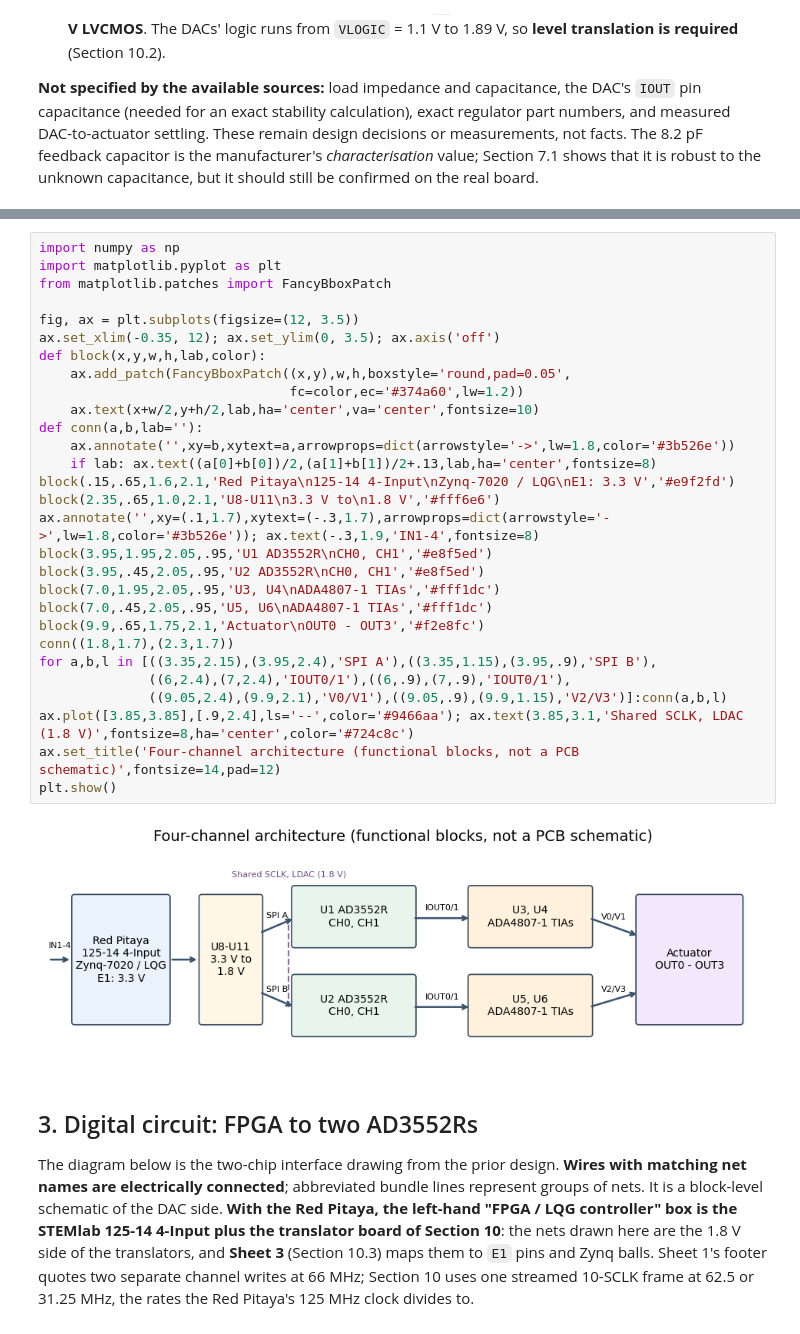
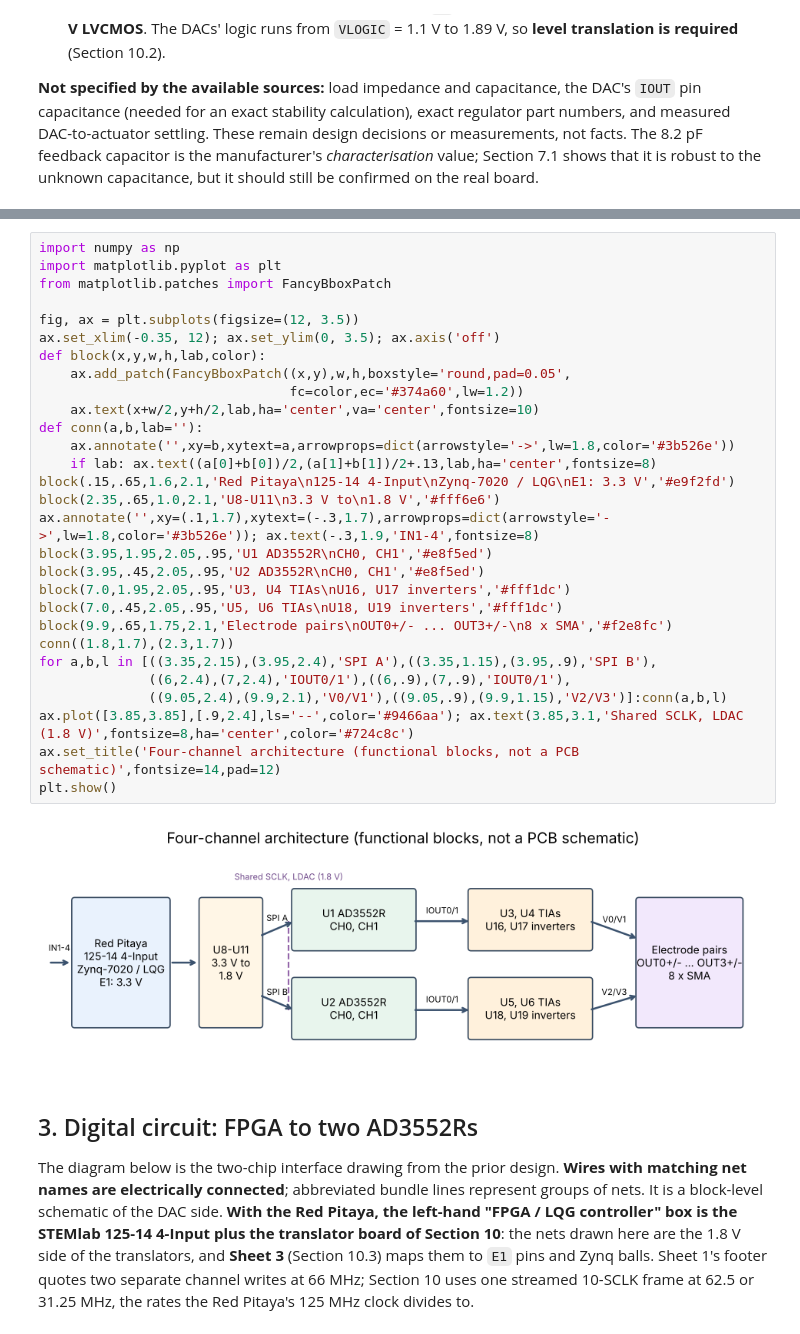
Before and after one commit to phwl/doodle, a Jupyter notebook: FPGA-based-LQG-and-HIL-simulator-for-nanomechanical-systems/pylqg_project/notebooks/AD3552R_four_channel_DAC_circuit_design_tutorial.ipynb, the cells around one changed output, grey strips where cells are left out. Drawn from its saved outputs; the diff is of its cells as text.

```diff
--- a/FPGA-based-LQG-and-HIL-simulator-for-nanomechanical-systems/pylqg_project/notebooks/AD3552R_four_channel_DAC_circuit_design_tutorial.ipynb
+++ b/FPGA-based-LQG-and-HIL-simulator-for-nanomechanical-systems/pylqg_project/notebooks/AD3552R_four_channel_DAC_circuit_design_tutorial.ipynb
@@ -51,34 +52,34 @@ The original design study considers a plant sensed every $T_s=64$ ns and a **lif
 # %%
 import numpy as np
 import matplotlib.pyplot as plt
 from matplotlib.patches import FancyBboxPatch
 
 fig, ax = plt.subplots(figsize=(12, 3.5))
 ax.set_xlim(-0.35, 12); ax.set_ylim(0, 3.5); ax.axis('off')
 def block(x,y,w,h,lab,color):
     ax.add_patch(FancyBboxPatch((x,y),w,h,boxstyle='round,pad=0.05',
                                 fc=color,ec='#374a60',lw=1.2))
     ax.text(x+w/2,y+h/2,lab,ha='center',va='center',fontsize=10)
 def conn(a,b,lab=''):
     ax.annotate('',xy=b,xytext=a,arrowprops=dict(arrowstyle='->',lw=1.8,color='#3b526e'))
     if lab: ax.text((a[0]+b[0])/2,(a[1]+b[1])/2+.13,lab,ha='center',fontsize=8)
 block(.15,.65,1.6,2.1,'Red Pitaya\n125-14 4-Input\nZynq-7020 / LQG\nE1: 3.3 V','#e9f2fd')
 block(2.35,.65,1.0,2.1,'U8-U11\n3.3 V to\n1.8 V','#fff6e6')
 ax.annotate('',xy=(.1,1.7),xytext=(-.3,1.7),arrowprops=dict(arrowstyle='->',lw=1.8,color='#3b526e')); ax.text(-.3,1.9,'IN1-4',fontsize=8)
 block(3.95,1.95,2.05,.95,'U1 AD3552R\nCH0, CH1','#e8f5ed')
 block(3.95,.45,2.05,.95,'U2 AD3552R\nCH0, CH1','#e8f5ed')
-block(7.0,1.95,2.05,.95,'U3, U4\nADA4807-1 TIAs','#fff1dc')
-block(7.0,.45,2.05,.95,'U5, U6\nADA4807-1 TIAs','#fff1dc')
-block(9.9,.65,1.75,2.1,'Actuator\nOUT0 - OUT3','#f2e8fc')
+block(7.0,1.95,2.05,.95,'U3, U4 TIAs\nU16, U17 inverters','#fff1dc')
+block(7.0,.45,2.05,.95,'U5, U6 TIAs\nU18, U19 inverters','#fff1dc')
+block(9.9,.65,1.75,2.1,'Electrode pairs\nOUT0+/- ... OUT3+/-\n8 x SMA','#f2e8fc')
 conn((1.8,1.7),(2.3,1.7))
 for a,b,l in [((3.35,2.15),(3.95,2.4),'SPI A'),((3.35,1.15),(3.95,.9),'SPI B'),
               ((6,2.4),(7,2.4),'IOUT0/1'),((6,.9),(7,.9),'IOUT0/1'),
               ((9.05,2.4),(9.9,2.1),'V0/V1'),((9.05,.9),(9.9,1.15),'V2/V3')]:conn(a,b,l)
 ax.plot([3.85,3.85],[.9,2.4],ls='--',color='#9466aa'); ax.text(3.85,3.1,'Shared SCLK, LDAC (1.8 V)',fontsize=8,ha='center',color='#724c8c')
 ax.set_title('Four-channel architecture (functional blocks, not a PCB schematic)',fontsize=14,pad=12)
 plt.show()
 # %% [output]
-[figure, old version]
+[figure, new version]
 # %% [markdown]
 ## 3. Digital circuit: FPGA to two AD3552Rs
 
```
Also changed, not shown: parts of 57 cells of this notebook, 4 other files.
